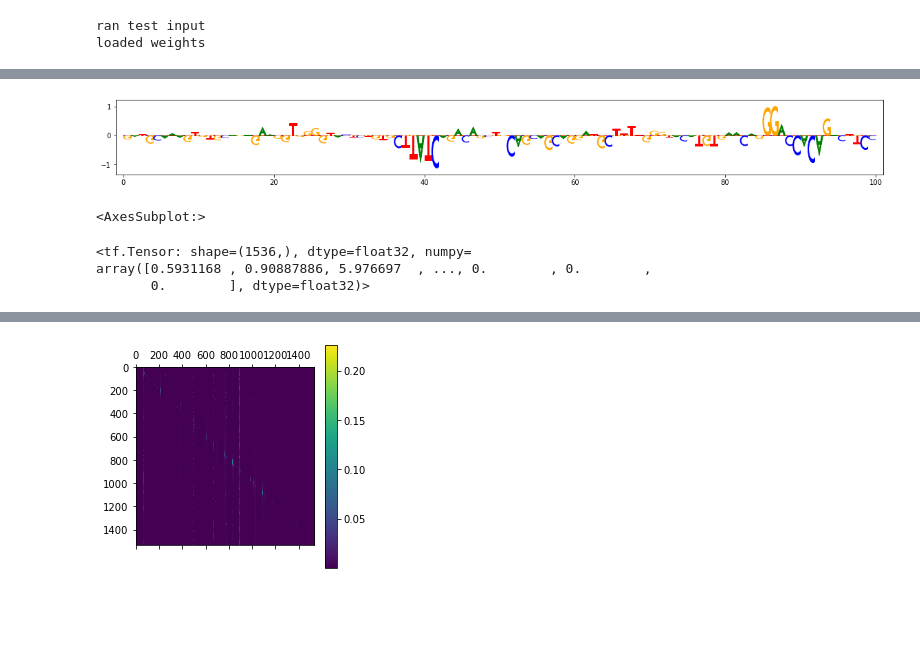
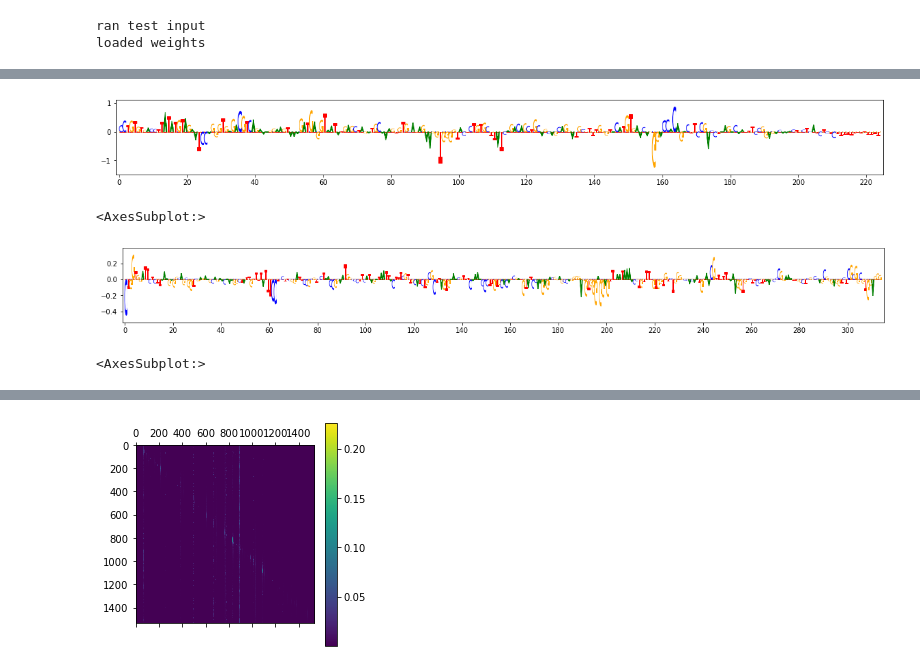
Before and after one commit to abuchin/genformer, a Jupyter notebook: visualization/plot_tracks_masked.ipynb, the cells around one changed output, grey strips where cells are left out. Saved outputs shown, nothing was run; the diff lists cells and outputs as text; code cells hidden in the pictures; blank space fills up the shorter version.

```diff
--- a/visualization/plot_tracks_masked.ipynb
+++ b/visualization/plot_tracks_masked.ipynb
@@ -160,9 +148,10 @@ def contribution_input_grad(model, model_inputs, gradient_mask):
 
     seq_grads = tf.reduce_sum(input_grads_seq[0,:,:] * seq[0,:,:],
                               axis=1)
+
     atac_grads = input_grads_atac[0,:,] * atac[0,:,]
 
-    return seq_grads, atac_grads, \
+    return seq_grads, atac_grads, input_grads_seq[0,:,:], \
             prediction, att_matrices, embedding
 # %%
 def one_hot(sequence):
@@ -267,8 +256,8 @@ def deserialize_val(serialized_example,
                                       [output_length-crop_size*2,1])}
 # %%
 atac_mask = np.ones((2048,1))
-for k in tf.range(1210,1218):
-    atac_mask[k,0] = 0.0
+for k in tf.range(1022,1030):
+    atac_mask[k,0] = 1.0
 #for k in tf.range(1582,1598):
 #    atac_mask[k,0] = 0.0
 
@@ -276,17 +265,17 @@ atac_mask = tf.constant(atac_mask,dtype=tf.float32)
 
 atac_mask = tf.reshape(tf.tile(atac_mask, [1,32]),[-1])
 atac_mask = tf.expand_dims(atac_mask,axis=1)
-print(atac_mask.shape)
 
-filenames = ["gs://picard-testing-176520/genformer_atac_pretrain/262k/genformer_atac_pretrain_globalacc_conv_rpgc_holdout_SINGLE/HG_HEK293.chr19-33795553-33796106.KCTD15_promoter.tfr",
-             "gs://picard-testing-176520/genformer_atac_pretrain/262k/genformer_atac_pretrain_globalacc_conv_rpgc_holdout_SINGLE/HG_TOV21G_U_U.chr19-33795553-33796106.KCTD15_promoter.tfr",
-             "gs://picard-testing-176520/genformer_atac_pretrain/262k/genformer_atac_pretrain_globalacc_conv_rpgc_holdout_SINGLE/HG_SK_N_SH.chr19-33795553-33796106.KCTD15_promoter.tfr"]
+filenames = ["gs://picard-testing-176520/genformer_atac_pretrain/262k/genformer_atac_pretrain_globalacc_conv_rpgc_SINGLE/HG_Jurkat.chr12-9764927-9764966.CD69_promoter.tfr",
+             "gs://picard-testing-176520/genformer_atac_pretrain/262k/genformer_atac_pretrain_globalacc_conv_rpgc_SINGLE/HG_Jurkat_stim.chr12-9764927-9764966.CD69_promoter.tfr"]
 
 
 seqs_out = []
+seq_grads_out = []
 atacs_out = []
 predictions_out = []
 targets_out = []
+full_grads_out = []
 for file in filenames:
     g = tf.random.Generator.from_seed(datetime.now().timestamp())
     dataset = tf.data.TFRecordDataset(file,
@@ -312,14 +301,16 @@ for file in filenames:
 
     mask = np.zeros((1,1536,1))
     for k in range(1536):
-        if k in [767,768,769]:
-            mask[0,k,0]=0
+        if k in range(763,772):
+            mask[0,k,0]=1
 
-    seq_grads, atac_grads,prediction,att_matrices,embedding = contribution_input_grad(model,inputs, mask)
+    seq_grads, atac_grads,full_grads, prediction,att_matrices,embedding = contribution_input_grad(model,inputs, mask)
 
     atacs_out.append(test['atac'])
     predictions_out.append(prediction)
     targets_out.append(test['target'])
+    seq_grads_out.append(seq_grads)
+    full_grads_out.append(full_grads)
 
 def plot_tracks(tracks, peaks, start, end, height=1.5):
     fig, axes = plt.subplots(len(tracks)+1, 1, figsize=(24, height * (len(tracks)+1)), sharex=True)
@@ -337,9 +328,9 @@ tracks={'prediction': (predictions_out[0][0,:,0],'blue'),
         #'prediction1': (predictions_out[1][0,:,0],'blue'),
         #'atac_in1': (tf.reduce_sum(tf.reshape(atacs_out[1][0,:,0], [2048,32]),axis=1)[256:-256],'red'),
         #'target1': (targets_out[1][0,:,0],'orange'),
-        'prediction2': (predictions_out[2][0,:,0],'blue'),
-        'atac_in2': (tf.reduce_sum(tf.reshape((tf.math.exp(atacs_out[2][0,:,0])-1.0), [2048,32]),axis=1)[256:-256],'red'),
-        'target2': (targets_out[2][0,:,0],'orange')}
+        'prediction2': (predictions_out[1][0,:,0],'blue'),
+        'atac_in2': (tf.reduce_sum(tf.reshape((tf.math.exp(atacs_out[1][0,:,0])-1.0), [2048,32]),axis=1)[256:-256],'red'),
+        'target2': (targets_out[1][0,:,0],'orange')}
 
 
 atac_mask_expanded = (1.0 - tf.transpose(tf.slice(tf.expand_dims(tf.reshape(tf.tile(atac_mask,[1,4]),[-1]),axis=1),
@@ -494,15 +341,18 @@ write_bg(targets_out[2][0,:,0].numpy(),
 # %%
 ##### import modisco.visualization
 from modisco.visualization import viz_sequence
 
-viz_sequence.plot_weights(((tf.expand_dims(seq_grads,axis=1) * test['sequence'][0,:,:4]))[102380:102480,:],
+viz_sequence.plot_weights((((tf.expand_dims(seq_grads_out[0],axis=1)) * test['sequence'][0,:,:4]))[130960:131184,:],
                           subticks_frequency=20)
 # %% [output]
-[figure, old version]
+[figure, new version]
 <AxesSubplot:>
 # %%
-tf.reduce_sum(tf.reshape(tf.abs(atac_grads), [1536,32]),axis=1)
+##### import modisco.visualization
+from modisco.visualization import viz_sequence
+
+viz_sequence.plot_weights((((tf.expand_dims(seq_grads_out[1],axis=1)) * test['sequence'][0,:,:4]))[130910:131224,:],
+                          subticks_frequency=20)
 # %% [output]
+[figure, added]
-<tf.Tensor: shape=(1536,), dtype=float32, numpy=
-array([0.5931168 , 0.90887886, 5.976697  , ..., 0.        , 0.        ,
-       0.        ], dtype=float32)>
+<AxesSubplot:>
```
Also changed, not shown: parts of 8 cells of this notebook, 6 other files.
